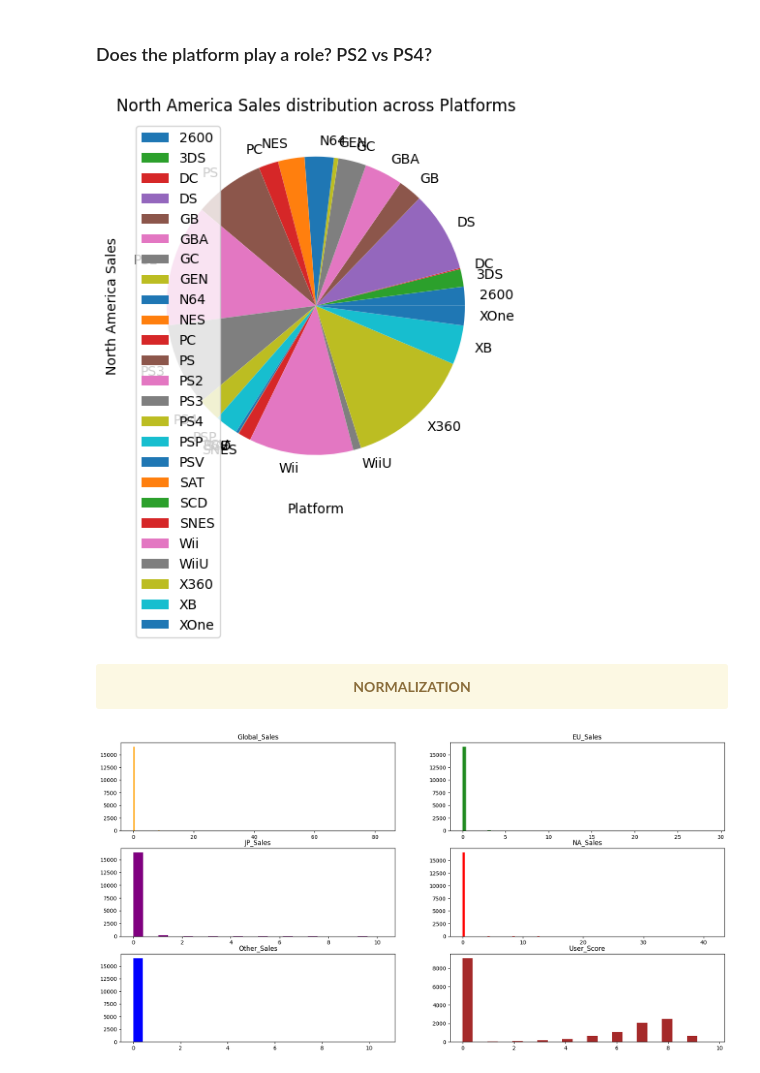
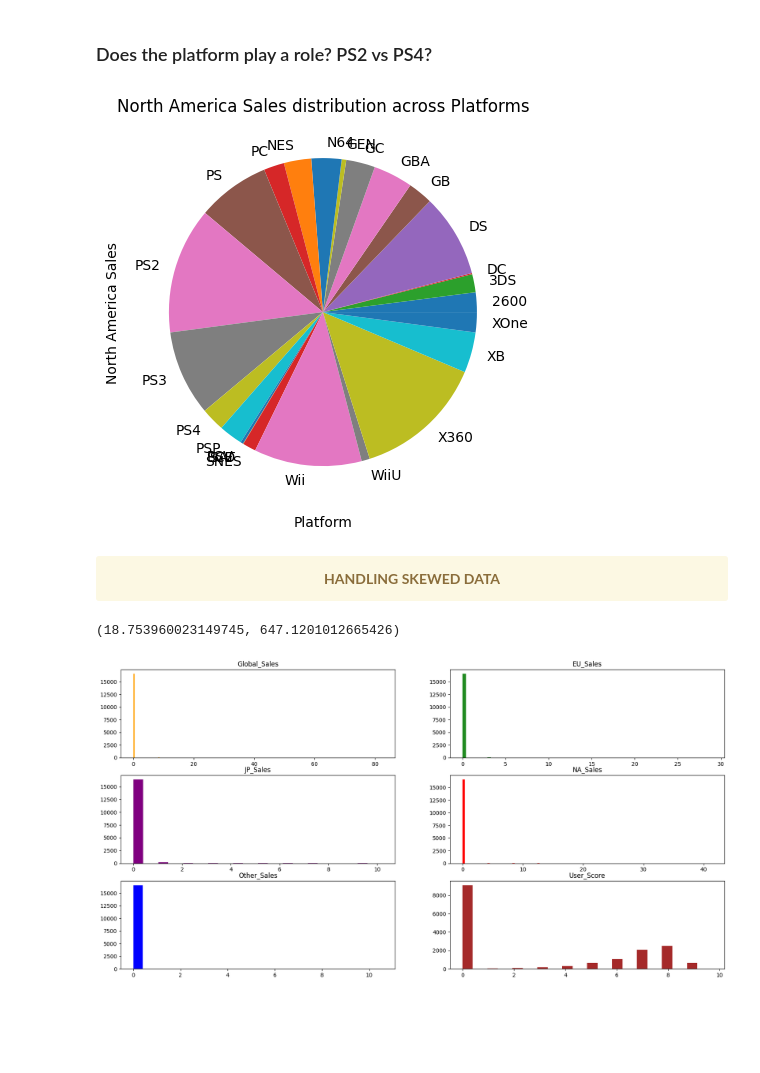
Before and after one commit to Krishnaveni004/video-game-sales-analysis, a Jupyter notebook: Video Game Sales Prediction.ipynb, the cells around one changed output. Drawn from its saved outputs; the diff is of its cells as text; code cells hidden in the pictures; blank space fills up the shorter version.

```diff
--- a/Video Game Sales Prediction.ipynb
+++ b/Video Game Sales Prediction.ipynb
@@ -431,10 +435,9 @@ plt.show()
 # %%
 fig, ax = plt.subplots(figsize=(5,5))
 cleaned_data.groupby('Platform').NA_Sales.sum().plot(kind='pie')
 plt.title('North America Sales distribution across Platforms')
 plt.xlabel('Platform')
 plt.ylabel('North America Sales')
-plt.legend()
 plt.show()
 # %% [output]
-[figure, old version]
+[figure, new version]
@@ -441,7 +446,11 @@ plt.show()
 # %% [markdown]
 <div class="alert alert-block alert-warning">
-    <center><b>NORMALIZATION</b></center>
+    <center><b>HANDLING SKEWED DATA</b></center>
 </div>
+# %%
+cleaned_data['NA_Sales'].skew(), cleaned_data['NA_Sales'].kurtosis()
+# %% [output]
+(18.753960023149745, 647.1201012665426)
 # %%
 fig, axes = plt.subplots(3, 2, figsize=(20,10))
 
```
Also changed, not shown: parts of 66 cells of this notebook, 2 other files.
